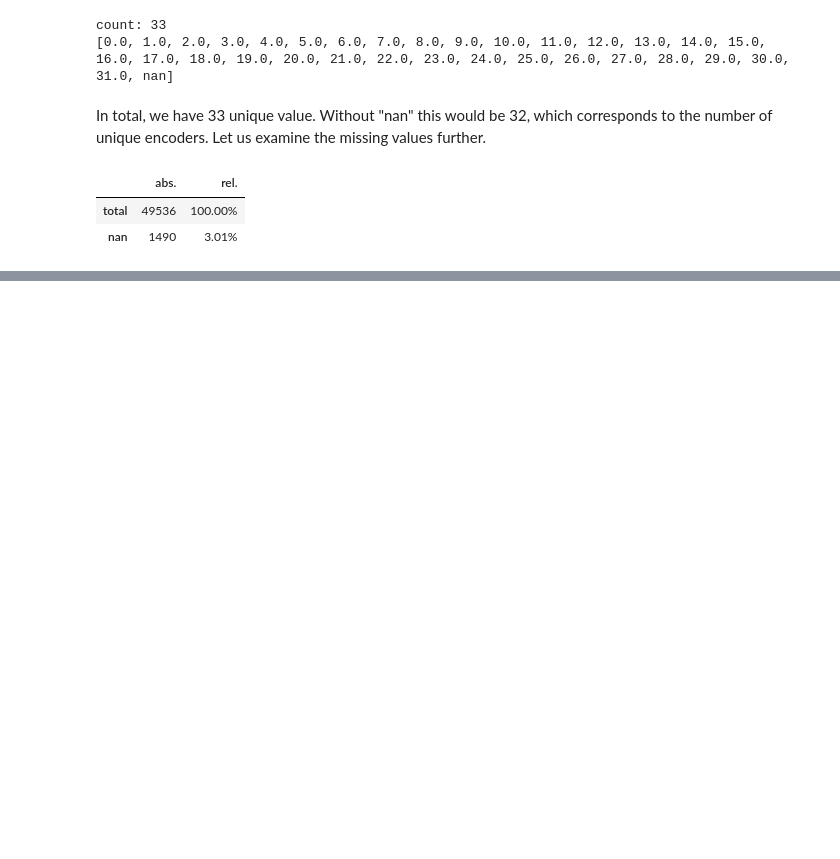
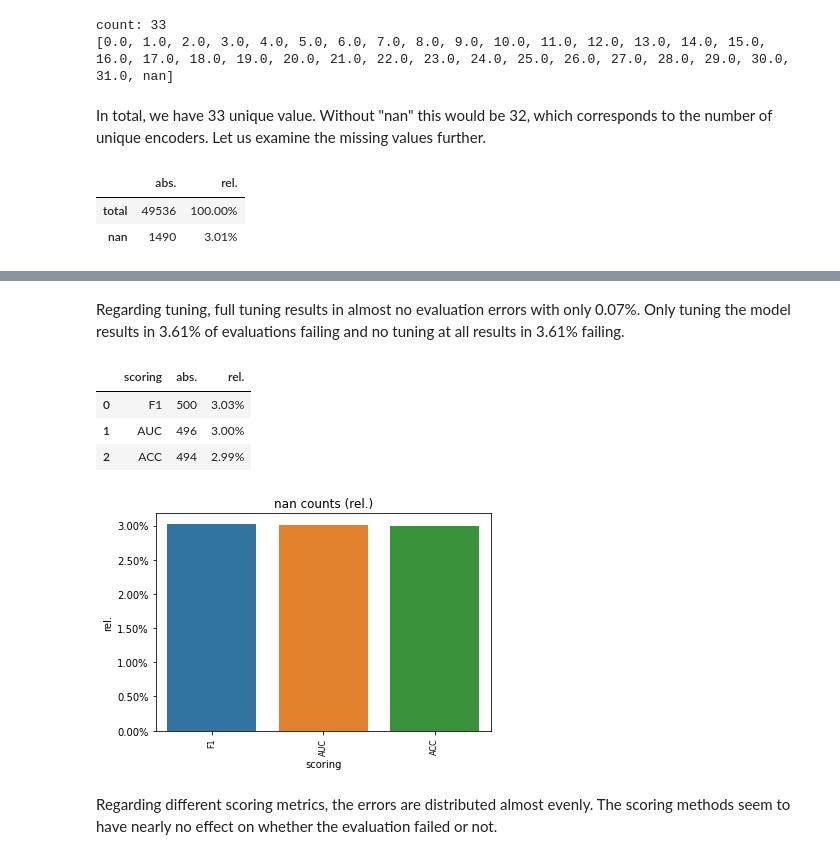
Before and after one commit to Sidies/ranking_encoders, a Jupyter notebook: notebooks/Rankings.ipynb, the cells around one changed output, grey strips where cells are left out. Saved outputs shown, nothing was run; the diff lists cells and outputs as text; code cells hidden in the pictures; blank space fills up the shorter version.

```diff
--- a/notebooks/Rankings.ipynb
+++ b/notebooks/Rankings.ipynb
@@ -174,0 +252,12 @@ We see that there is a big variation between the encoders. While OE (OrdinalEnco
+# %% [markdown]
+Regarding tuning, full tuning results in almost no evaluation errors with only 0.07%. Only tuning the model results in 3.61% of evaluations failing and no tuning at all results in 3.61% failing.
+# %%
+display_combinations('scoring')
+# %% [output]
+|  | scoring | abs. | rel. |
+| 0 | F1 | 500 | 3.03% |
+| 1 | AUC | 496 | 3.00% |
+| 2 | ACC | 494 | 2.99% |
+[figure, added]
+# %% [markdown]
+Regarding different scoring metrics, the errors are distributed almost evenly. The scoring methods seem to have nearly no effect on whether the evaluation failed or not.
```
Also changed, not shown: parts of 14 cells of this notebook.
